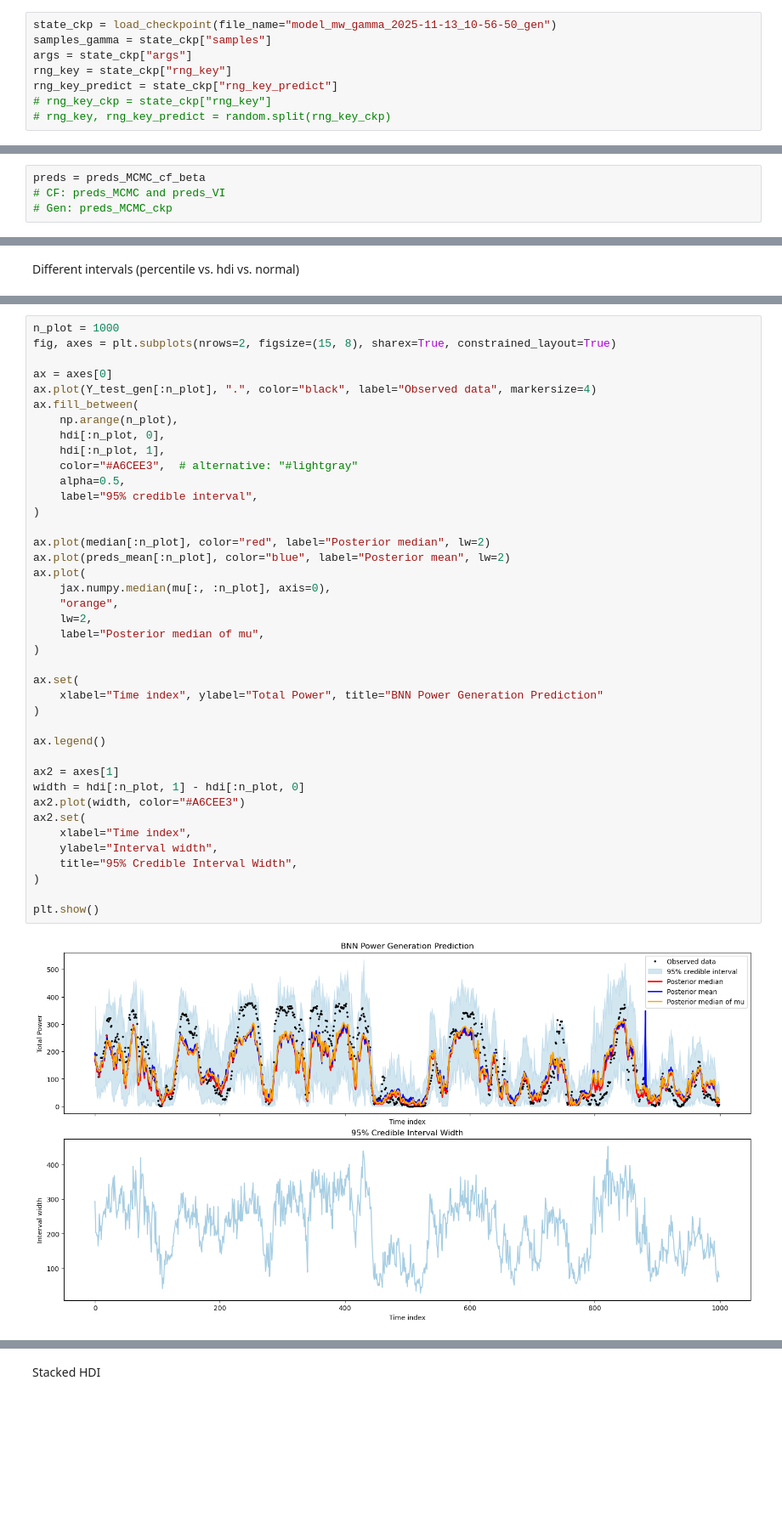
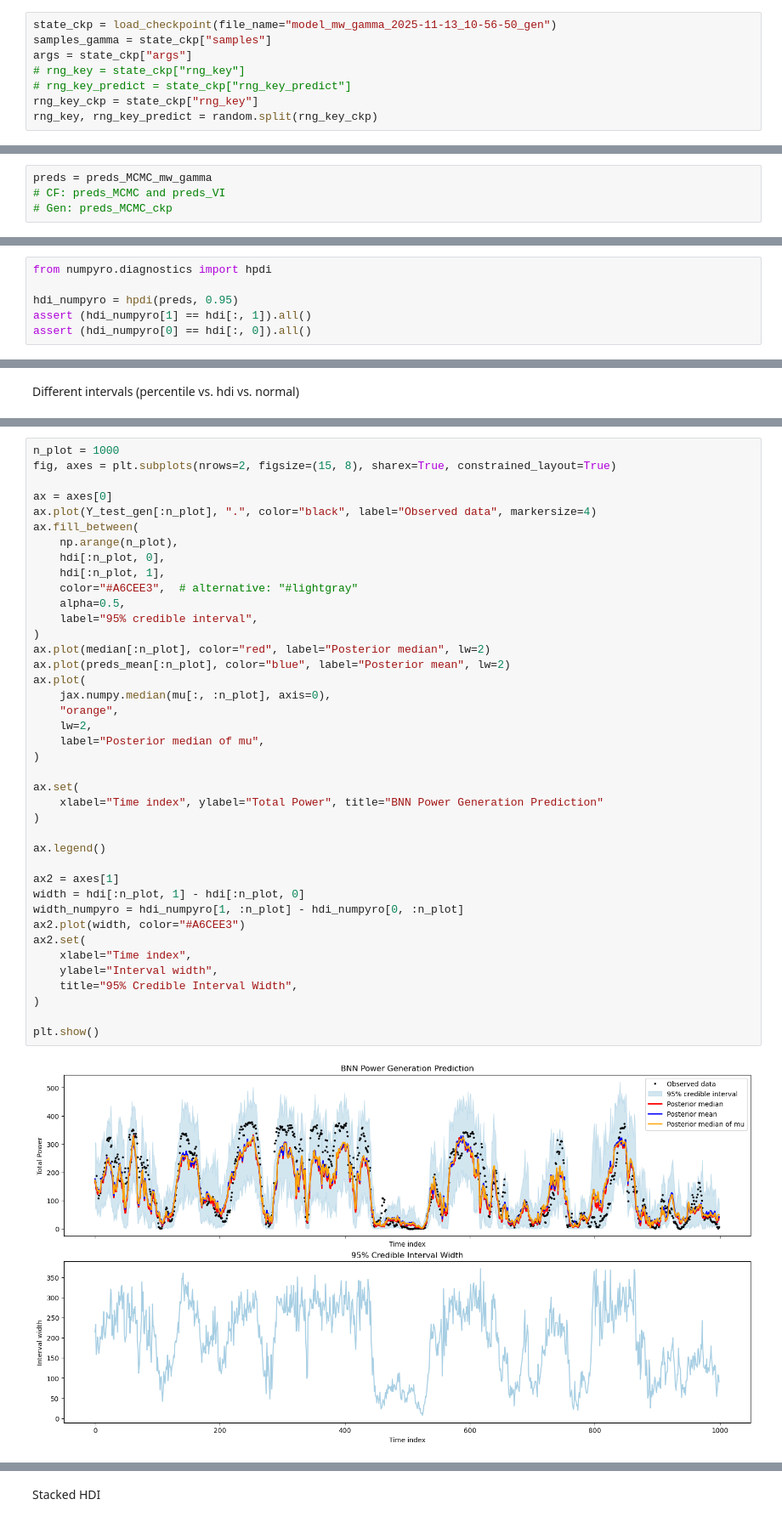
Before and after one commit to noemiwbr/master_thesis, a Jupyter notebook: notebooks/windpower_forecast_simpleBNN.ipynb, the cells around one changed output, grey strips where cells are left out. Shown at 85% size. Drawn from its saved outputs; the diff is of its cells as text; blank space fills up the shorter version.

```diff
--- a/notebooks/windpower_forecast_simpleBNN.ipynb
+++ b/notebooks/windpower_forecast_simpleBNN.ipynb
@@ -140,7 +141,7 @@ MCMC elapsed time: 592.4007458686829
 state_ckp = load_checkpoint(file_name="model_mw_gamma_2025-11-13_10-56-50_gen")
 samples_gamma = state_ckp["samples"]
 args = state_ckp["args"]
-rng_key = state_ckp["rng_key"]
-rng_key_predict = state_ckp["rng_key_predict"]
-# rng_key_ckp = state_ckp["rng_key"]
-# rng_key, rng_key_predict = random.split(rng_key_ckp)
+# rng_key = state_ckp["rng_key"]
+# rng_key_predict = state_ckp["rng_key_predict"]
+rng_key_ckp = state_ckp["rng_key"]
+rng_key, rng_key_predict = random.split(rng_key_ckp)
@@ -225,7 +231,7 @@ Run VI
 # %% [markdown]
 ### Evaluation
 # %%
-preds = preds_MCMC_cf_beta
+preds = preds_MCMC_mw_gamma
 # CF: preds_MCMC and preds_VI
 # Gen: preds_MCMC_ckp
 # %%
@@ -261,3 +267,9 @@ Normal width: 0.5101499557495117
+# %%
+from numpyro.diagnostics import hpdi
+
+hdi_numpyro = hpdi(preds, 0.95)
+assert (hdi_numpyro[1] == hdi[:, 1]).all()
+assert (hdi_numpyro[0] == hdi[:, 0]).all()
 # %%
 inside = (Y_test_gen >= percentiles[0]) & (Y_test_gen <= percentiles[1])
 coverage_90 = inside.mean()
@@ -677,35 +693,35 @@ ax.fill_between(
     color="#A6CEE3",  # alternative: "#lightgray"
     alpha=0.5,
     label="95% credible interval",
 )
-
 ax.plot(median[:n_plot], color="red", label="Posterior median", lw=2)
 ax.plot(preds_mean[:n_plot], color="blue", label="Posterior mean", lw=2)
 ax.plot(
     jax.numpy.median(mu[:, :n_plot], axis=0),
     "orange",
     lw=2,
     label="Posterior median of mu",
 )
 
 ax.set(
     xlabel="Time index", ylabel="Total Power", title="BNN Power Generation Prediction"
 )
 
 ax.legend()
 
 ax2 = axes[1]
 width = hdi[:n_plot, 1] - hdi[:n_plot, 0]
+width_numpyro = hdi_numpyro[1, :n_plot] - hdi_numpyro[0, :n_plot]
 ax2.plot(width, color="#A6CEE3")
 ax2.set(
     xlabel="Time index",
     ylabel="Interval width",
     title="95% Credible Interval Width",
 )
 
 plt.show()
 # %% [output]
-[figure, old version]
+[figure, new version]
 # %%
 # pick a timestep
 t = 20  # or any index you want to inspect
```
Also changed, not shown: parts of 21 cells of this notebook.
